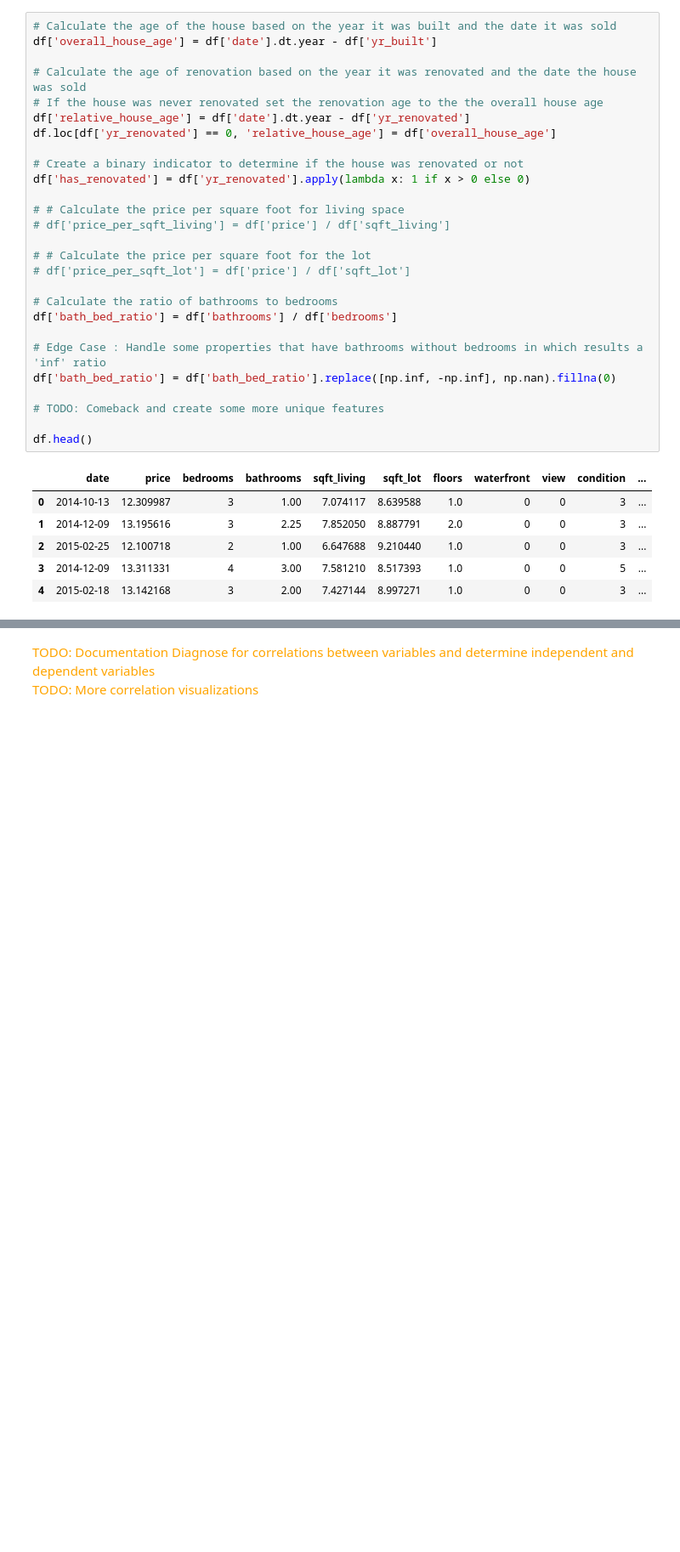
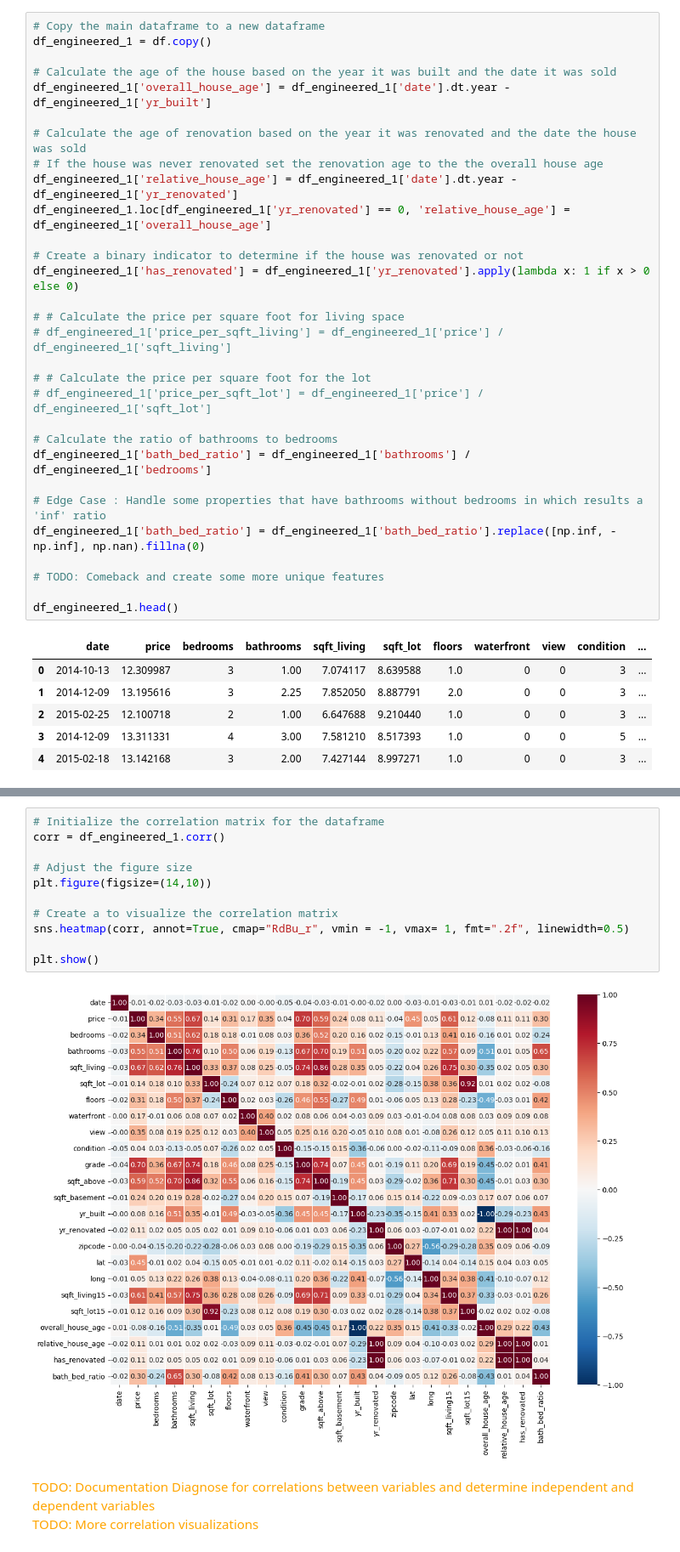
Before and after one commit to alexmakh12/fall23-cs577-project, a Jupyter notebook: src/models/main.ipynb, the cells around one changed output, grey strips where cells are left out. Shown at 85% size. Cells and saved outputs as stored; diff of their text form; blank space fills up the shorter version.

```diff
--- a/src/models/main.ipynb
+++ b/src/models/main.ipynb
@@ -515,32 +515,35 @@ plt.show()
    - Possible Significance : A higher bathroom-to-bedroom ratio may signify convenience and a nicer house which may influence price
     <br></br>
 # %%
+# Copy the main dataframe to a new dataframe
+df_engineered_1 = df.copy()
+
 # Calculate the age of the house based on the year it was built and the date it was sold
-df['overall_house_age'] = df['date'].dt.year - df['yr_built']
+df_engineered_1['overall_house_age'] = df_engineered_1['date'].dt.year - df_engineered_1['yr_built']
 
 # Calculate the age of renovation based on the year it was renovated and the date the house was sold
 # If the house was never renovated set the renovation age to the the overall house age
-df['relative_house_age'] = df['date'].dt.year - df['yr_renovated']
-df.loc[df['yr_renovated'] == 0, 'relative_house_age'] = df['overall_house_age']
+df_engineered_1['relative_house_age'] = df_engineered_1['date'].dt.year - df_engineered_1['yr_renovated']
+df_engineered_1.loc[df_engineered_1['yr_renovated'] == 0, 'relative_house_age'] = df_engineered_1['overall_house_age']
 
 # Create a binary indicator to determine if the house was renovated or not
-df['has_renovated'] = df['yr_renovated'].apply(lambda x: 1 if x > 0 else 0)
+df_engineered_1['has_renovated'] = df_engineered_1['yr_renovated'].apply(lambda x: 1 if x > 0 else 0)
 
 # # Calculate the price per square foot for living space
-# df['price_per_sqft_living'] = df['price'] / df['sqft_living']
+# df_engineered_1['price_per_sqft_living'] = df_engineered_1['price'] / df_engineered_1['sqft_living']
 
 # # Calculate the price per square foot for the lot
-# df['price_per_sqft_lot'] = df['price'] / df['sqft_lot']
+# df_engineered_1['price_per_sqft_lot'] = df_engineered_1['price'] / df_engineered_1['sqft_lot']
 
 # Calculate the ratio of bathrooms to bedrooms
-df['bath_bed_ratio'] = df['bathrooms'] / df['bedrooms']
+df_engineered_1['bath_bed_ratio'] = df_engineered_1['bathrooms'] / df_engineered_1['bedrooms']
 
 # Edge Case : Handle some properties that have bathrooms without bedrooms in which results a 'inf' ratio
-df['bath_bed_ratio'] = df['bath_bed_ratio'].replace([np.inf, -np.inf], np.nan).fillna(0)
+df_engineered_1['bath_bed_ratio'] = df_engineered_1['bath_bed_ratio'].replace([np.inf, -np.inf], np.nan).fillna(0)
 
 # TODO: Comeback and create some more unique features
 
-df.head()
+df_engineered_1.head()
 # %% [output]
 |  | date | price | bedrooms | bathrooms | sqft_living | sqft_lot | floors | waterfront | view | condition | ... |
 | 0 | 2014-10-13 | 12.309987 | 3 | 1.00 | 7.074117 | 8.639588 | 1.0 | 0 | 0 | 3 | ... |
@@ -580,6 +583,19 @@ relative_house_age    0
 has_renovated         0
 bath_bed_ratio        0
 dtype: int64
+# %%
+# Initialize the correlation matrix for the dataframe
+corr = df_engineered_1.corr()
+
+# Adjust the figure size
+plt.figure(figsize=(14,10))
+
+# Create a to visualize the correlation matrix
+sns.heatmap(corr, annot=True, cmap="RdBu_r", vmin = -1, vmax= 1, fmt=".2f", linewidth=0.5)
+
+plt.show()
+# %% [output]
+[figure, added]
 # %% [markdown]
 <span style="color: Orange;">TODO: Documentation Diagnose for correlations between variables and determine independent and dependent variables</span>
 <br></br>
```
Also changed, not shown: parts of 15 cells of this notebook.
